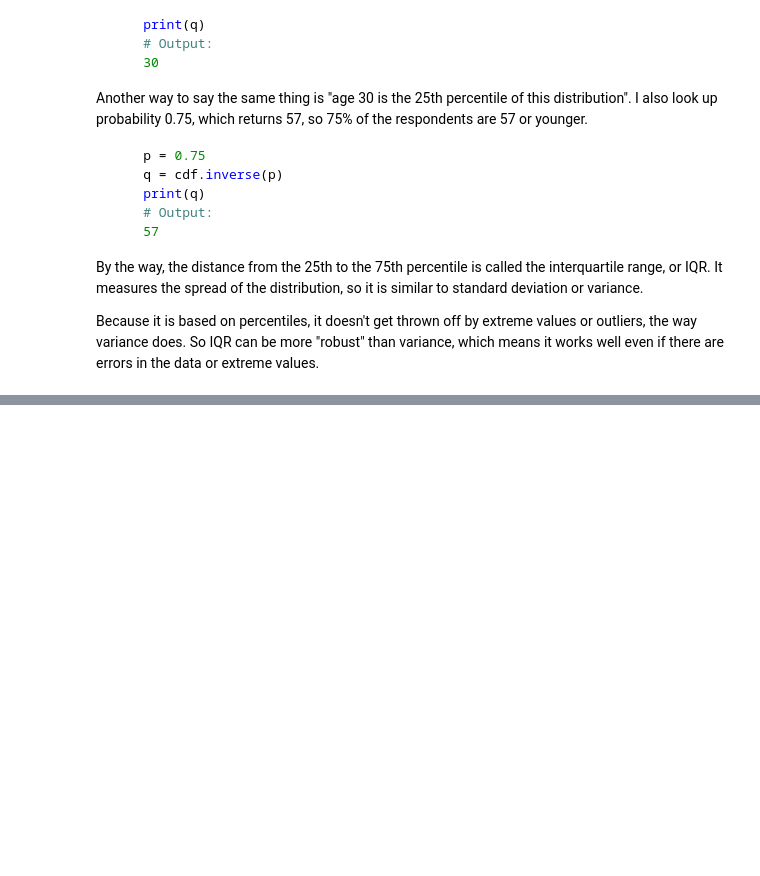
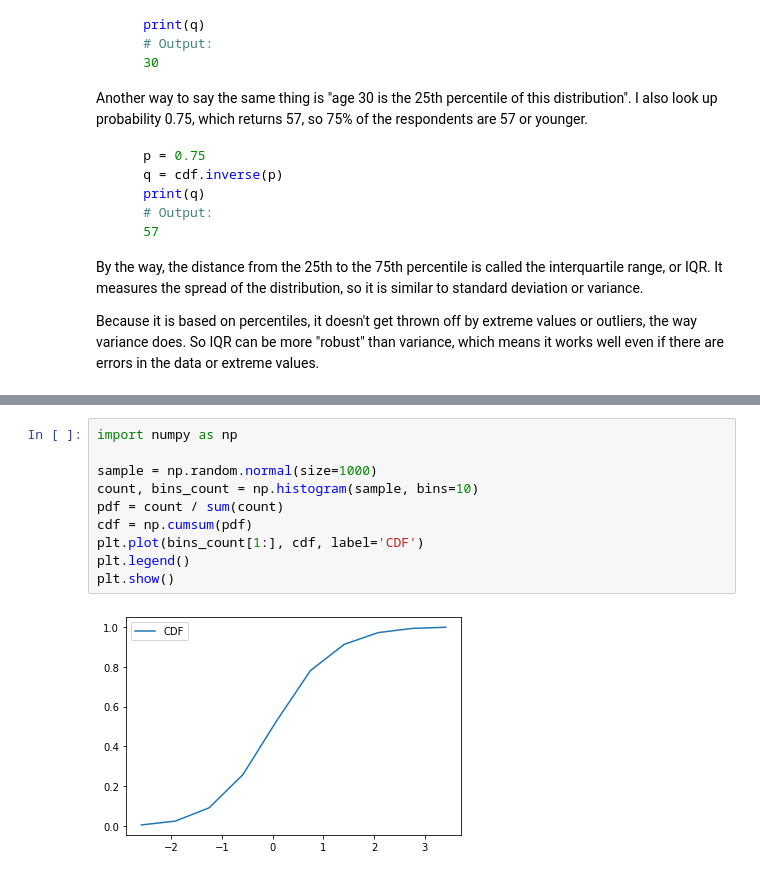
Before and after one commit to SketchQ/DataCamp_DataScience_Track, a Jupyter notebook: 16_Exploratory Data Analysis in Python/Chapter_2_Distributions.ipynb, the cells around one changed output, grey strips where cells are left out. Drawn from its saved outputs; the diff is of its cells as text; blank space fills up the shorter version.

```diff
--- a/16_Exploratory Data Analysis in Python/Chapter_2_Distributions.ipynb
+++ b/16_Exploratory Data Analysis in Python/Chapter_2_Distributions.ipynb
@@ -364,0 +377,12 @@ In general, I recommend CDFs for exploratory analysis. They give you a clear vie
+# %%
+import numpy as np
+
+sample = np.random.normal(size=1000)
+count, bins_count = np.histogram(sample, bins=10)
+pdf = count / sum(count)
+cdf = np.cumsum(pdf)
+plt.plot(bins_count[1:], cdf, label='CDF')
+plt.legend()
+plt.show()
+# %% [output]
+[figure, added]
```
Also changed, not shown: parts of 16 cells of this notebook, 1 other file.
